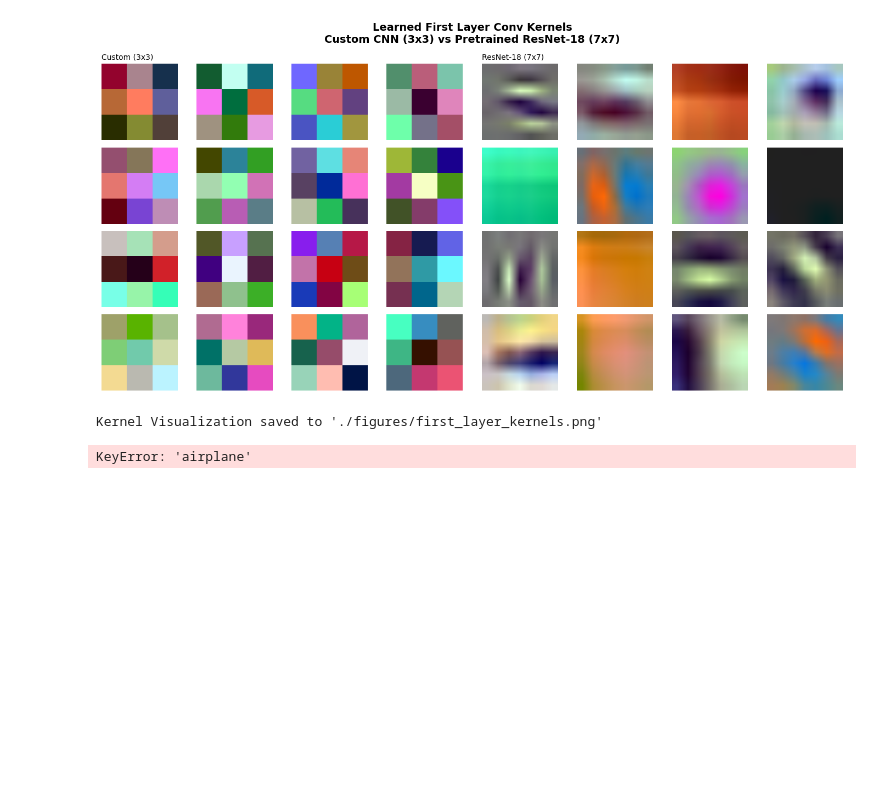
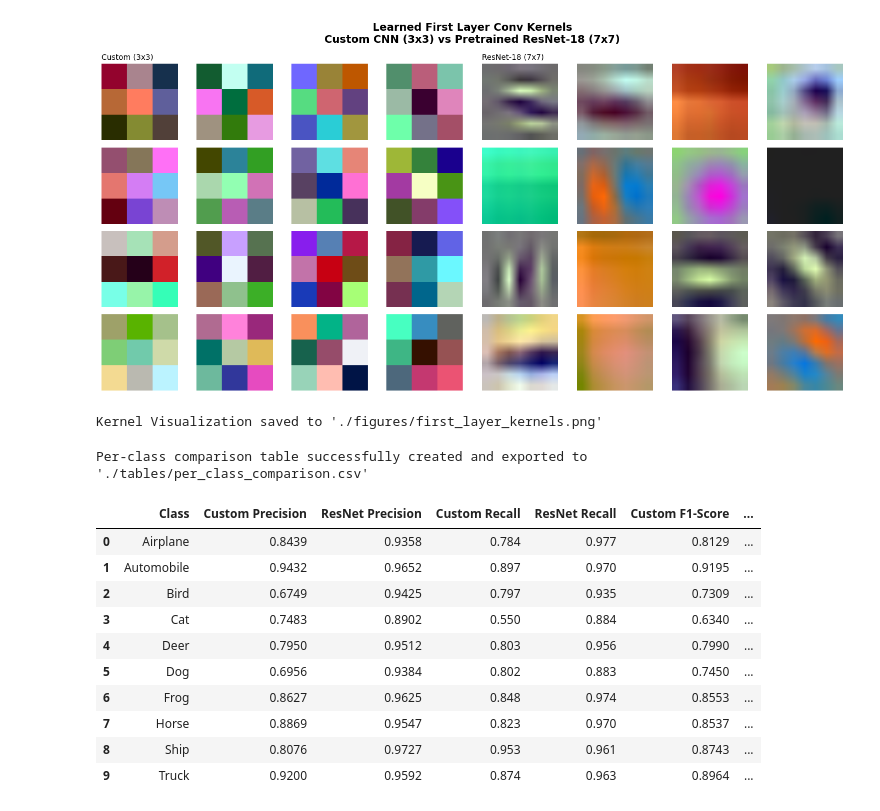
Before and after one commit to Shardz4/cnn_impl_-_archi_comp, a Jupyter notebook: Cifar10_custom_cnn.ipynb, the cells around one changed output. Cells and saved outputs as stored; diff of their text form; code cells hidden in the pictures; blank space fills up the shorter version.

```diff
--- a/Cifar10_custom_cnn.ipynb
+++ b/Cifar10_custom_cnn.ipynb
@@ -685,22 +685,43 @@ print("Kernel Visualization saved to './figures/first_layer_kernels.png'")
 [figure]
 Kernel Visualization saved to './figures/first_layer_kernels.png'
 # %%
-# Export Detailing
+# Export Detailed Per-Class Comparison Table to CSV
 c_df = pd.DataFrame(c_report).transpose()
 r_df = pd.DataFrame(r_report).transpose()
 
+c_per_class = c_df.iloc[:10].copy()
+r_per_class = r_df.iloc[:10].copy()
+
+display_classes = [
+    'Airplane', 'Automobile', 'Bird', 'Cat', 'Deer',
+    'Dog', 'Frog', 'Horse', 'Ship', 'Truck'
+]
+
 combined_per_class = pd.DataFrame({
-    'Class': CLASS_NAMES,
-    'Custom Precision': [c_df.loc[c, 'precision'] for c in CLASS_NAMES],
-    'ResNet Precision': [r_df.loc[c, 'precision'] for c in CLASS_NAMES],
-    'Custom Recall': [c_df.loc[c, 'recall'] for c in CLASS_NAMES],
-    'ResNet Recall': [r_df.loc[c, 'recall'] for c in CLASS_NAMES],
-    'Custom F1-Score': [c_df.loc[c, 'f1-score'] for c in CLASS_NAMES],
-    'ResNet F1-Score': [r_df.loc[c, 'f1-score'] for c in CLASS_NAMES],
+    'Class': display_classes,
+    'Custom Precision': c_per_class['precision'].values,
+    'ResNet Precision': r_per_class['precision'].values,
+    'Custom Recall':    c_per_class['recall'].values,
+    'ResNet Recall':    r_per_class['recall'].values,
+    'Custom F1-Score':  c_per_class['f1-score'].values,
+    'ResNet F1-Score':  r_per_class['f1-score'].values
 })
+
 os.makedirs("./tables", exist_ok=True)
 combined_per_class.to_csv("./tables/per_class_comparison.csv", index=False)
+
+print("Per-class comparison table successfully created and exported to './tables/per_class_comparison.csv'")
 display(combined_per_class.round(4))
-print("Per-class comparison table exported to './tables/per_class_comparison.csv'")
 # %% [output]
-KeyError: 'airplane'
+Per-class comparison table successfully created and exported to './tables/per_class_comparison.csv'
+|  | Class | Custom Precision | ResNet Precision | Custom Recall | ResNet Recall | Custom F1-Score | ... |
+| 0 | Airplane | 0.8439 | 0.9358 | 0.784 | 0.977 | 0.8129 | ... |
+| 1 | Automobile | 0.9432 | 0.9652 | 0.897 | 0.970 | 0.9195 | ... |
+| 2 | Bird | 0.6749 | 0.9425 | 0.797 | 0.935 | 0.7309 | ... |
+| 3 | Cat | 0.7483 | 0.8902 | 0.550 | 0.884 | 0.6340 | ... |
+| 4 | Deer | 0.7950 | 0.9512 | 0.803 | 0.956 | 0.7990 | ... |
+| 5 | Dog | 0.6956 | 0.9384 | 0.802 | 0.883 | 0.7450 | ... |
+| 6 | Frog | 0.8627 | 0.9625 | 0.848 | 0.974 | 0.8553 | ... |
+| 7 | Horse | 0.8869 | 0.9547 | 0.823 | 0.970 | 0.8537 | ... |
+| 8 | Ship | 0.8076 | 0.9727 | 0.953 | 0.961 | 0.8743 | ... |
+| 9 | Truck | 0.9200 | 0.9592 | 0.874 | 0.963 | 0.8964 | ... |
```
Also changed, not shown: 1 other file.
